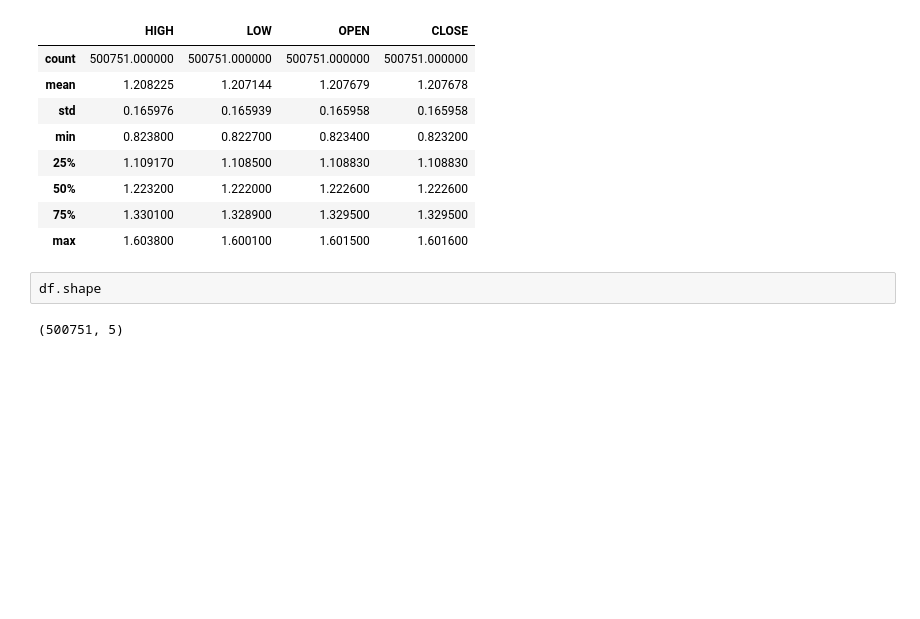
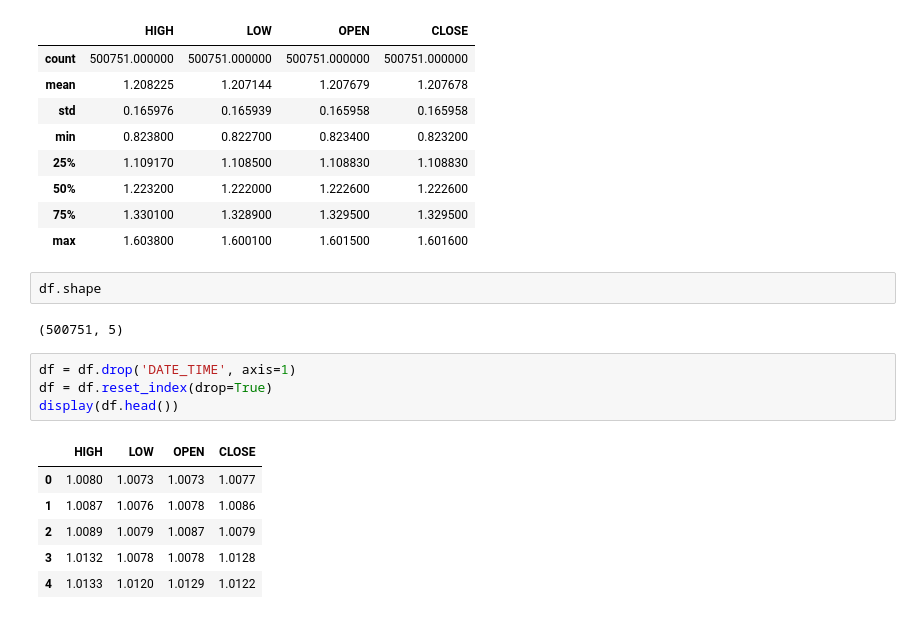
Before and after one commit to FaridRash/eurusd-regression-forecasting, a Jupyter notebook: MH/MHDY.ipynb, the cells around one changed output. Saved outputs shown, nothing was run; the diff lists cells and outputs as text; blank space fills up the shorter version.

Commit message:
Delete Time

```diff
--- a/MH/MHDY.ipynb
+++ b/MH/MHDY.ipynb
@@ -55,3 +55,14 @@ df.describe()
 df.shape
 # %% [output]
 (500751, 5)
+# %%
+df = df.drop('DATE_TIME', axis=1)
+df = df.reset_index(drop=True)
+display(df.head())
+# %% [output]
+|  | HIGH | LOW | OPEN | CLOSE |
+| 0 | 1.0080 | 1.0073 | 1.0073 | 1.0077 |
+| 1 | 1.0087 | 1.0076 | 1.0078 | 1.0086 |
+| 2 | 1.0089 | 1.0079 | 1.0087 | 1.0079 |
+| 3 | 1.0132 | 1.0078 | 1.0078 | 1.0128 |
+| 4 | 1.0133 | 1.0120 | 1.0129 | 1.0122 |
```
Also changed, not shown: parts of 1 cell of this notebook.
